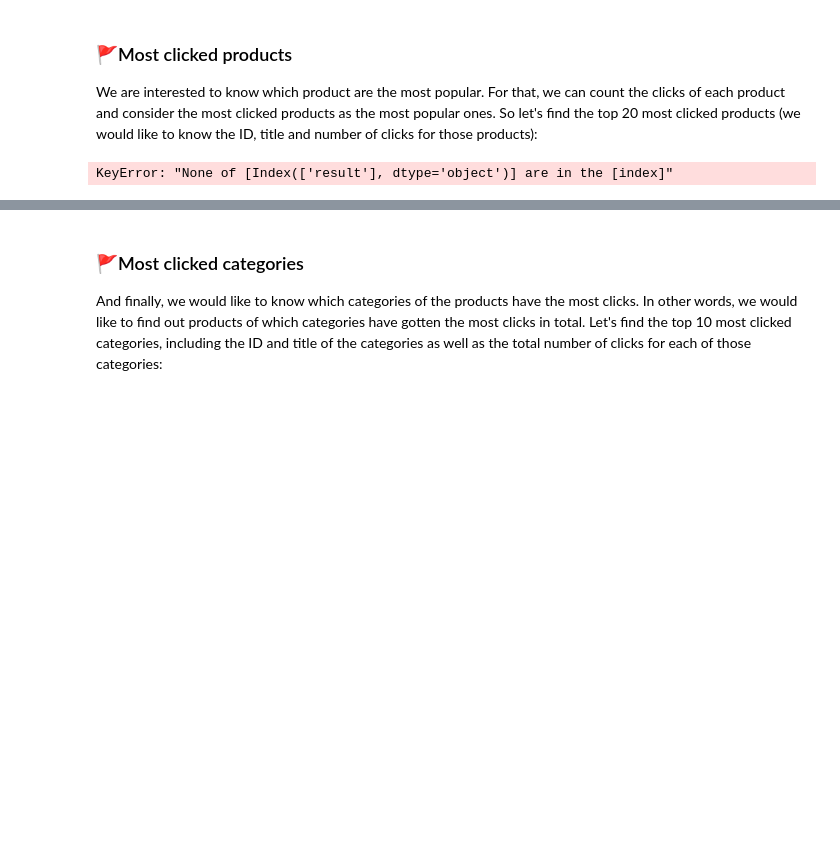
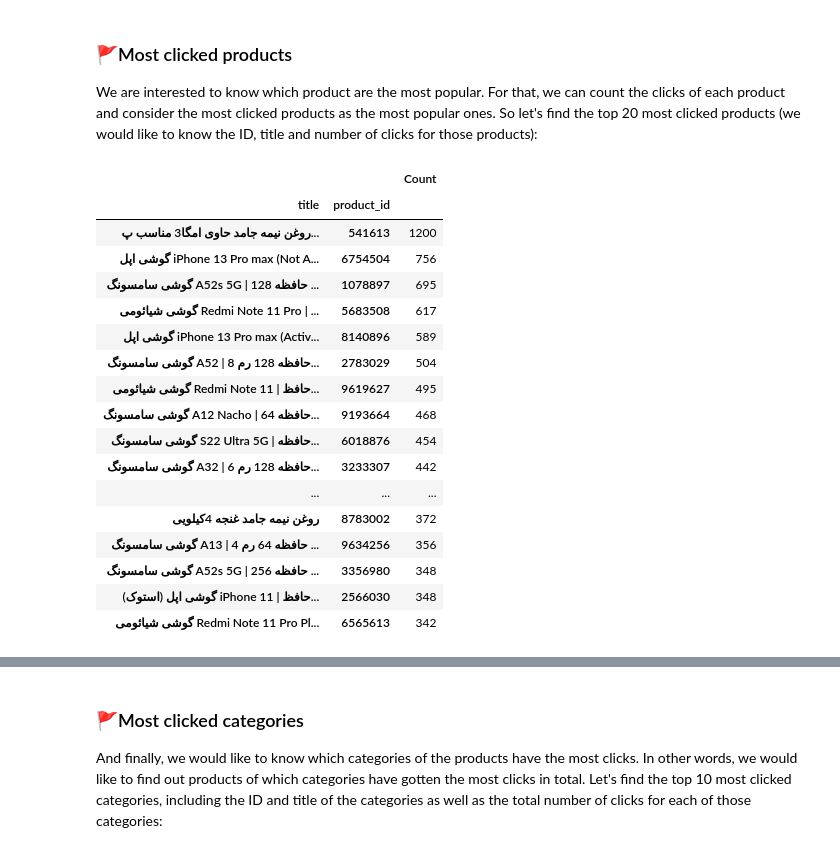
Before and after one commit to sepehr-ahmadi/summer_AI_bootcamp, a Jupyter notebook: projects/second_week/Torob-EDA_data-and-notebook/Torob-search-data-EDA.ipynb, the cells around one changed output, grey strips where cells are left out. Drawn from its saved outputs; the diff is of its cells as text; code cells hidden in the pictures; blank space fills up the shorter version.

```diff
--- a/projects/second_week/Torob-EDA_data-and-notebook/Torob-search-data-EDA.ipynb
+++ b/projects/second_week/Torob-EDA_data-and-notebook/Torob-search-data-EDA.ipynb
@@ -498,8 +498,27 @@ dtype: int64
 
 We are interested to know which product are the most popular. For that, we can count the clicks of each product and consider the most clicked products as the most popular ones. So let's find the top 20 most clicked products (we would like to know the ID, title and number of clicks for those products):
 # %%
-# df_search_logs['result'].str[df_search_click_logs['rank']]
-# df_merge_search_click_and_search_logs['searched_result']=df_merge_search_click_and_search_logs['result'].str[df_merge_search_click_and_search_logs.loc[['result'],['rank']]]
-df_merge_search_click_and_search_logs.head()
+df_merge_search_click_and_search_logs['product_id']=df_merge_search_click_and_search_logs.apply(lambda x: x['result'][x['rank']-1], 1)
+df_products.rename(columns={'id':'product_id'},inplace=True)
+# df_merge_search_click_and_search_logs.head()
+df_merge_search_click_and_search_logs_and_product=df_merge_search_click_and_search_logs.merge(df_products,on='product_id')
+df_merge_search_click_and_search_logs_and_product[['title','product_id']].value_counts().nlargest(20).to_frame('Count')
 # %% [output]
-KeyError: "None of [Index(['result'], dtype='object')] are in the [index]"
+|  |  | Count |
+| title | product_id |  |
+| روغن نیمه جامد حاوی امگا3 مناسب پ... | 541613 | 1200 |
+| گوشی اپل iPhone 13 Pro max (Not A... | 6754504 | 756 |
+| گوشی سامسونگ A52s 5G | حافظه 128 ... | 1078897 | 695 |
+| گوشی شیائومی Redmi Note 11 Pro | ... | 5683508 | 617 |
+| گوشی اپل iPhone 13 Pro max (Activ... | 8140896 | 589 |
+| گوشی سامسونگ A52 | حافظه 128 رم 8... | 2783029 | 504 |
+| گوشی شیائومی Redmi Note 11 | حافظ... | 9619627 | 495 |
+| گوشی سامسونگ A12 Nacho | حافظه 64... | 9193664 | 468 |
+| گوشی سامسونگ S22 Ultra 5G | حافظه... | 6018876 | 454 |
+| گوشی سامسونگ A32 | حافظه 128 رم 6... | 3233307 | 442 |
+| ... | ... | ... |
+| روغن نیمه جامد غنجه 4کیلویی | 8783002 | 372 |
+| گوشی سامسونگ A13 | حافظه 64 رم 4 ... | 9634256 | 356 |
+| گوشی سامسونگ A52s 5G | حافظه 256 ... | 3356980 | 348 |
+| گوشی اپل (استوک) iPhone 11 | حافظ... | 2566030 | 348 |
+| گوشی شیائومی Redmi Note 11 Pro Pl... | 6565613 | 342 |
```
Also changed, not shown: parts of 4 cells of this notebook.
